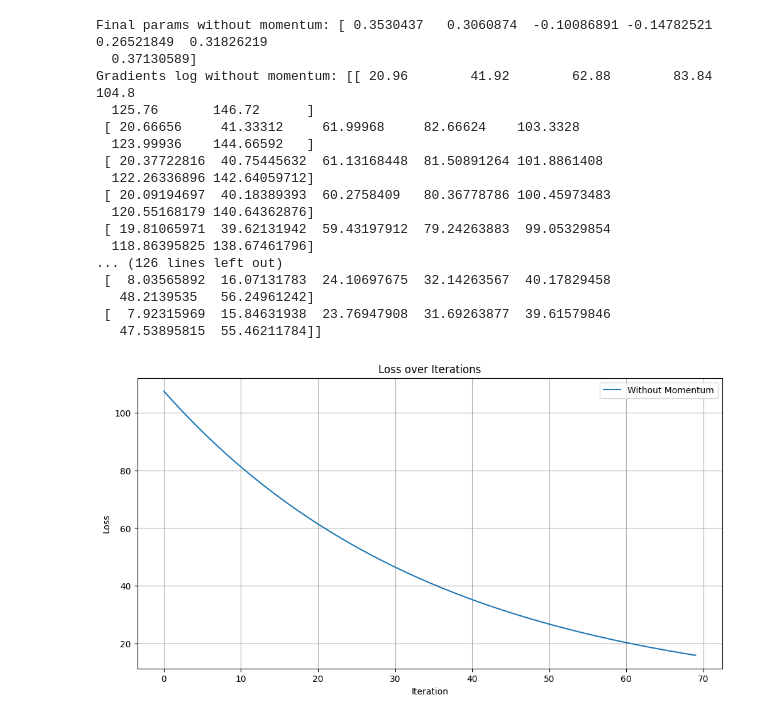
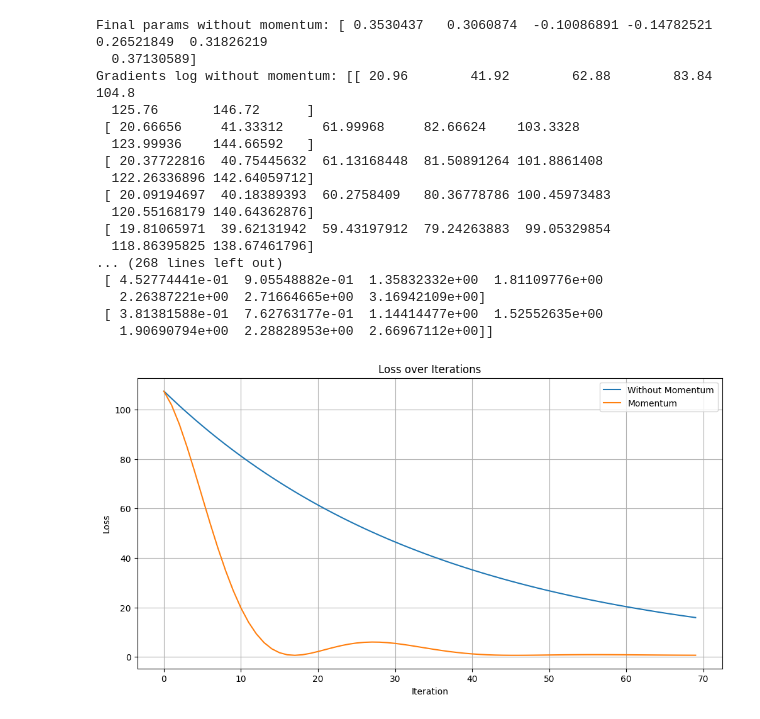
Before and after one commit to umeo630/pyds-main, a Jupyter notebook: gradient-descent/gradient-descent.ipynb, the cells around one changed output. Drawn from its saved outputs; the diff is of its cells as text; code cells hidden in the pictures.

Commit message:
update: create fit with momentum method

```diff
--- a/gradient-descent/gradient-descent.ipynb
+++ b/gradient-descent/gradient-descent.ipynb
@@ -74,42 +74,80 @@ class GradientDescentWithMomentum:
 
         return params, gradients_log, params_log, loss_log
 
+    def fit_with_momentum(self, initial_params):
+        params = initial_params
+        params_log = np.array([params])  # 初期化時に2次元配列として作成
+        gradients_log = np.empty((0, 7))  # 初期化時に空の2次元配列を作成
+        loss_log = []  # 損失のログ
+
+        momentum = 0.9
+        velocity = np.zeros_like(params)
+
+        for i in range(self.iterations):
+            try:
+                gradients, gradients_for_log = self.get_gradients(params)
+            except Exception as e:
+                print(traceback.format_exc())
+                print(f"Error occurred: {e}")
+                continue
+
+            # モメンタム法を使用したパラメータの更新
+            velocity = momentum * velocity - self.get_learning_rate() * gradients
+
+            params = params + velocity
+
+            params_log = np.vstack([params_log, params])  # 2次元配列として積み重ね
+
+            gradients_log = np.vstack([gradients_log, gradients_for_log])  # 2次元配列として積み重ね
+
+            # 損失の計算とログ
+            loss = self.compute_loss(params)
+            loss_log.append(loss)
+
+        return params, gradients_log, params_log, loss_log
+
 # 初期パラメータの設定
 initial_params = np.array([0.4, 0.4, 0.04, 0.04, 0.5, 0.6, 0.7])
 
 # モデルのインスタンス化と
 model = GradientDescentWithMomentum(iterations=70, learning_rate=0.00005)
 
 # 学習の実行
 final_params_without_momentum, gradients_log_without_momentum, params_log_without_momentum, loss_log_without_momentum = model.fit_without_momentum(initial_params)
 print("Final params without momentum:", final_params_without_momentum)
 print("Gradients log without momentum:", gradients_log_without_momentum)
 
+# モメンタムを使用する場合
+final_params_with_momentum, gradients_log_with_momentum, params_log_with_momentum, loss_log_with_momentum = model.fit_with_momentum(initial_params)
+print("Final params with momentum:", final_params_with_momentum)
+print("Gradients log with momentum:", gradients_log_with_momentum)
+
 # 損失関数のログをプロットして比較
 plt.figure(figsize=(12, 6))
 plt.plot(loss_log_without_momentum, label='Without Momentum')
+plt.plot(loss_log_with_momentum, label="Momentum")
 plt.xlabel('Iteration')
 plt.ylabel('Loss')
 plt.title('Loss over Iterations')
 plt.legend()
 plt.grid(True)
 plt.show()
 # %% [output]
 Final params without momentum: [ 0.3530437   0.3060874  -0.10086891 -0.14782521  0.26521849  0.31826219
   0.37130589]
 Gradients log without momentum: [[ 20.96        41.92        62.88        83.84       104.8
   125.76       146.72      ]
  [ 20.66656     41.33312     61.99968     82.66624    103.3328
   123.99936    144.66592   ]
  [ 20.37722816  40.75445632  61.13168448  81.50891264 101.8861408
   122.26336896 142.64059712]
  [ 20.09194697  40.18389393  60.2758409   80.36778786 100.45973483
   120.55168179 140.64362876]
  [ 19.81065971  39.62131942  59.43197912  79.24263883  99.05329854
   118.86395825 138.67461796]
-... (126 lines left out)
- [  8.03565892  16.07131783  24.10697675  32.14263567  40.17829458
-   48.2139535   56.24961242]
- [  7.92315969  15.84631938  23.76947908  31.69263877  39.61579846
-   47.53895815  55.46211784]]
+... (268 lines left out)
+ [ 4.52774441e-01  9.05548882e-01  1.35832332e+00  1.81109776e+00
+   2.26387221e+00  2.71664665e+00  3.16942109e+00]
+ [ 3.81381588e-01  7.62763177e-01  1.14414477e+00  1.52552635e+00
+   1.90690794e+00  2.28828953e+00  2.66967112e+00]]
-[figure, old version]
+[figure, new version]
```
